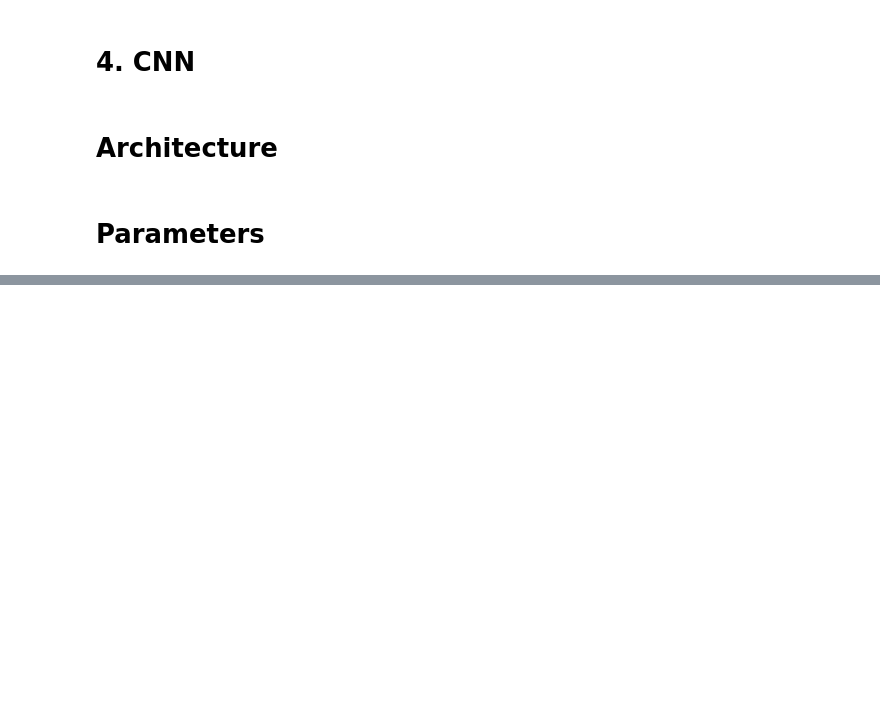
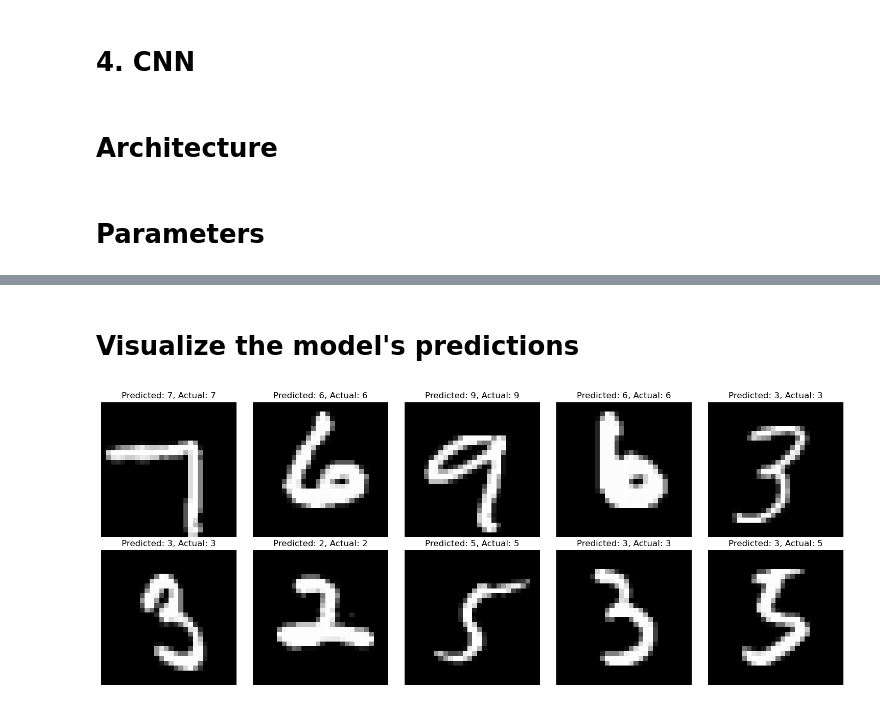
Before and after one commit to kkudzelich/digit-recognition, a Jupyter notebook: mnist_recognition.ipynb, the cells around one changed output, grey strips where cells are left out. Cells and saved outputs as stored; diff of their text form; code cells hidden in the pictures; blank space fills up the shorter version.

Commit message:
Interpretation of the model results

```diff
--- a/mnist_recognition.ipynb
+++ b/mnist_recognition.ipynb
@@ -367,0 +381,29 @@ test_f1_scores[-1]
+# %% [markdown]
+# Visualize the model's predictions
+# %%
+# Choose some random images from the test set
+num_rows = 2
+num_cols = 5
+random_indices = np.random.choice(len(test_dataset), num_rows * num_cols)
+
+# Set the model to evaluation mode
+model.eval()
+
+# Create subplots
+fig, axes = plt.subplots(num_rows, num_cols, figsize=(15, 6))
+
+# Iterate over the random indices
+for i, idx in enumerate(random_indices):
+    row = i // num_cols
+    col = i % num_cols
+    image, label = test_dataset[idx]
+    image = image.unsqueeze(0).to(device) # Add a batch dimension and send to device
+    prediction = model(image).argmax(dim=1).item() # Get model prediction
+    axes[row, col].imshow(image.squeeze().cpu().numpy(), cmap='gray') # Show the image
+    axes[row, col].set_title(f"Predicted: {prediction}, Actual: {label}")
+    axes[row, col].axis('off')
+
+plt.tight_layout()
+plt.show()
+# %% [output]
+[figure, added]
```
Also changed, not shown: parts of 8 cells of this notebook.
